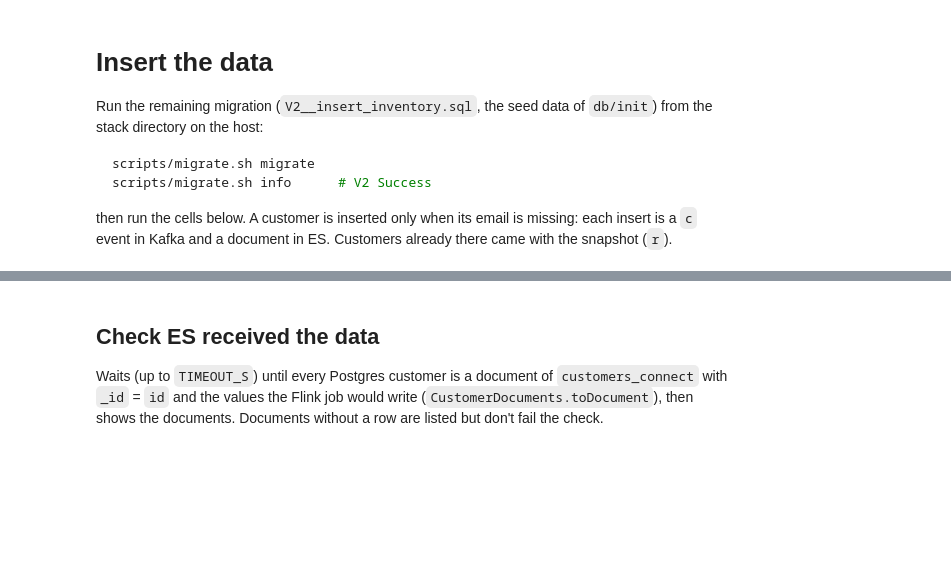
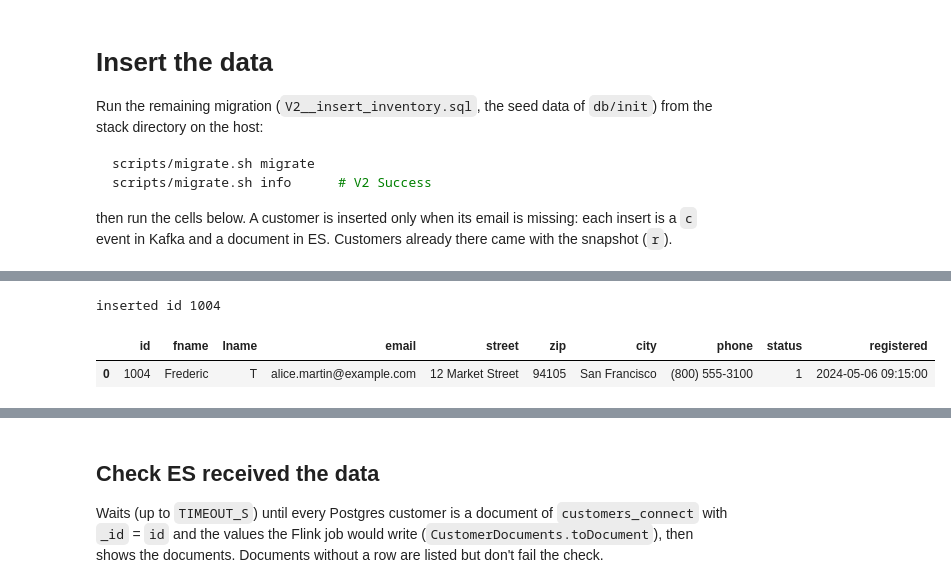
Before and after one commit to frtu/vm, a Jupyter notebook: docker/data-pipeline/notebooks/CDC to ES.ipynb, the cells around one changed output, grey strips where cells are left out. Cells and saved outputs as stored; diff of their text form; code cells hidden in the pictures; blank space fills up the shorter version.

```diff
--- a/docker/data-pipeline/notebooks/CDC to ES.ipynb
+++ b/docker/data-pipeline/notebooks/CDC to ES.ipynb
@@ -469,0 +487,22 @@ display(phone_numbers)
+# %%
+new_customer = {
+    "fname": "Frederic", "lname": "T", "email": "alice.martin@example.com",
+    "street": "12 Market Street", "zip": "94105", "city": "San Francisco",
+    "phone": "(800) 555-3100", "status": 1, "registered": "2024-05-06 09:15:00",
+}
+
+with engine.begin() as conn:
+    inserted_id = conn.execute(text(f"""
+    INSERT INTO {TABLE_SCHEMA}.{TABLE_NAME} (fname, lname, email, street, zip, city, phone, status, registered)
+    VALUES (:fname, :lname, :email, :street, :zip, :city, :phone, :status, :registered)
+    ON CONFLICT (email) DO NOTHING
+    RETURNING id
+    """), new_customer).scalar()
+
+print(f"inserted id {inserted_id}" if inserted_id else f"{new_customer['email']} already exists: nothing inserted")
+display(pd.read_sql(text(f"SELECT * FROM {TABLE_SCHEMA}.{TABLE_NAME} WHERE email = :email"), engine,
+                    params={"email": new_customer["email"]}))
+# %% [output]
+inserted id 1004
+|  | id | fname | lname | email | street | zip | city | phone | status | registered |
+| 0 | 1004 | Frederic | T | alice.martin@example.com | 12 Market Street | 94105 | San Francisco | (800) 555-3100 | 1 | 2024-05-06 09:15:00 |
```
Also changed, not shown: parts of 19 cells of this notebook, 48 other files.
